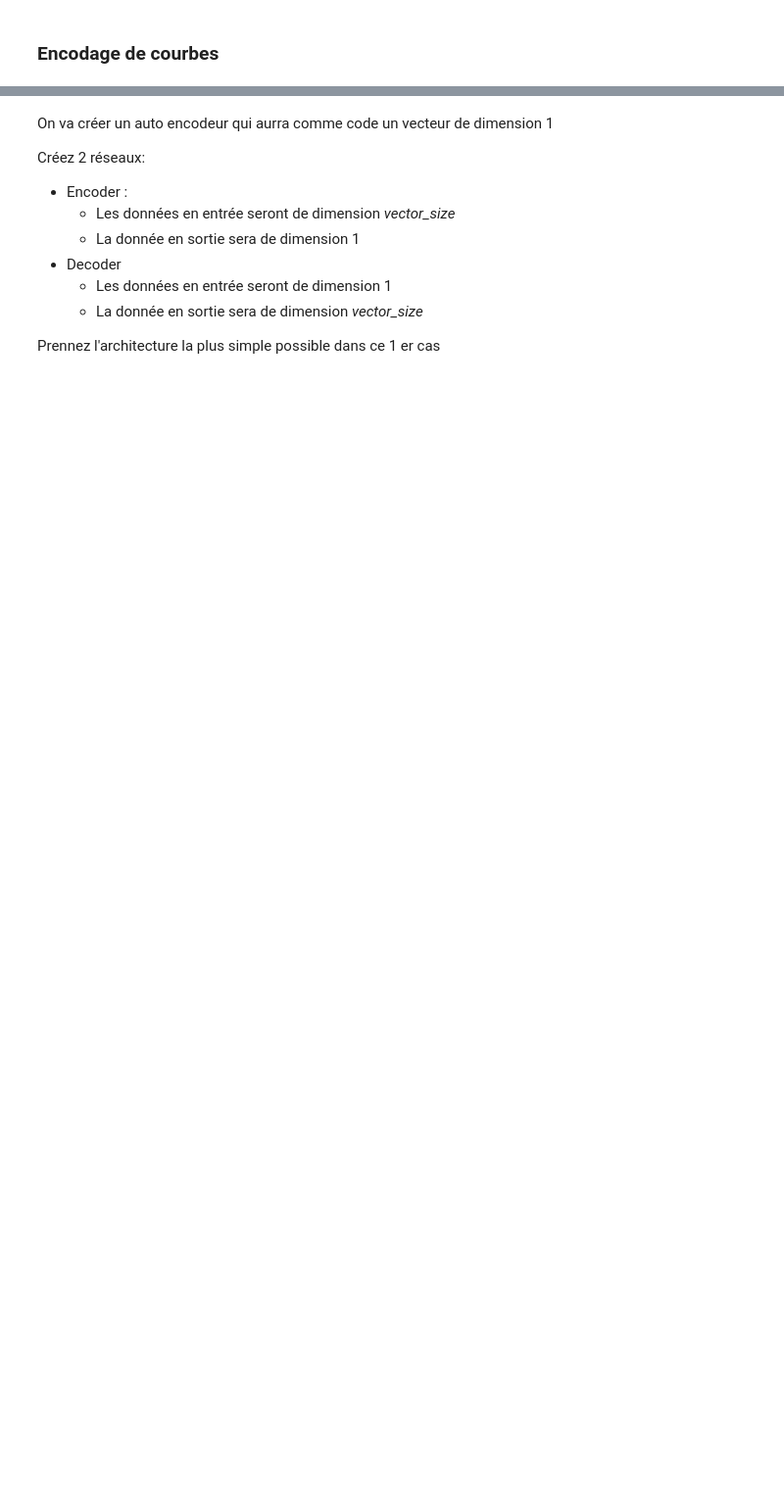
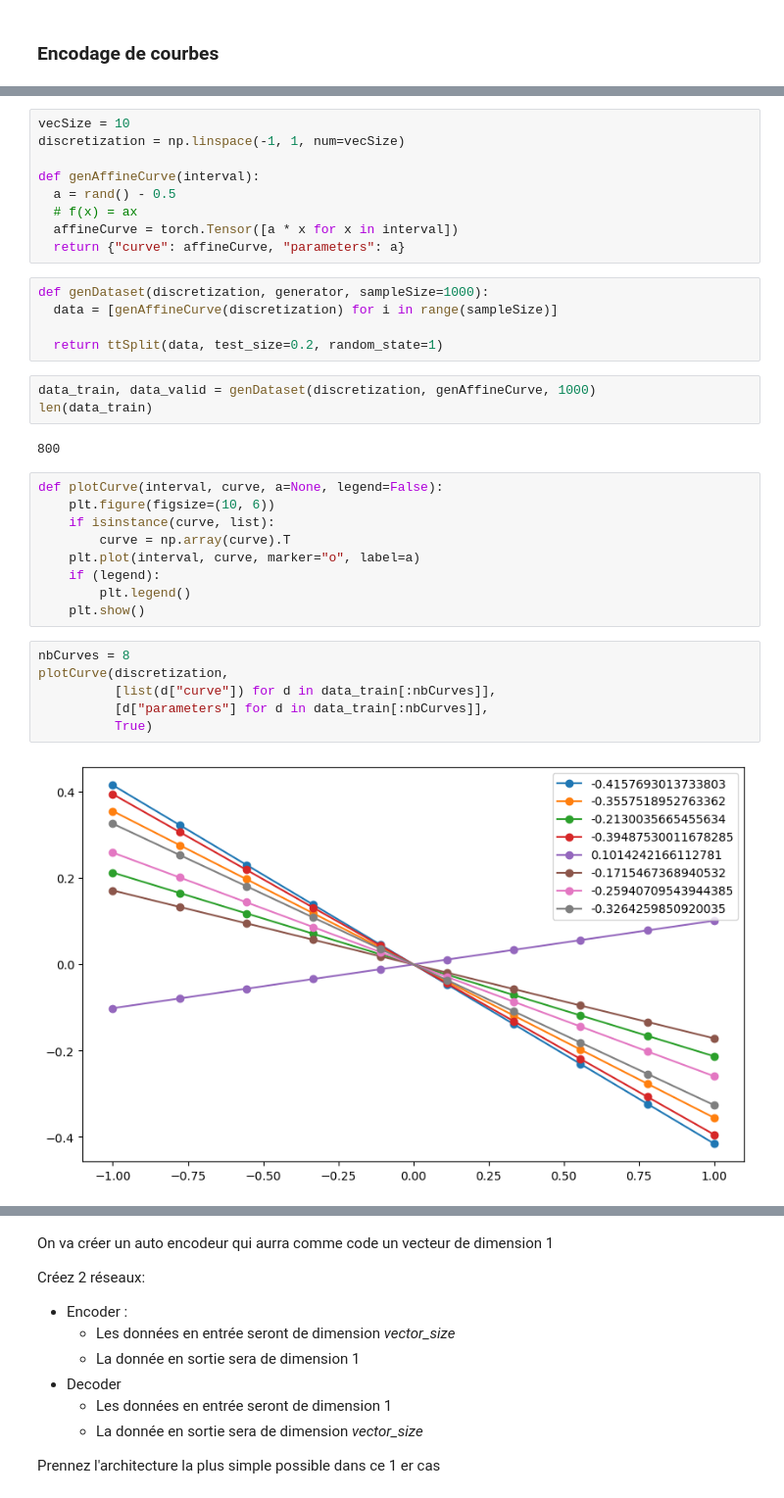
Before and after one commit to charles66820/CREMIfiles, a Jupyter notebook: IS329_fouille/tp5/AutoEncoders.ipynb, the cells around one changed output, grey strips where cells are left out. Shown at 98% size. Cells and saved outputs as stored; diff of their text form; blank space fills up the shorter version.

```diff
--- a/IS329_fouille/tp5/AutoEncoders.ipynb
+++ b/IS329_fouille/tp5/AutoEncoders.ipynb
@@ -37,0 +50,36 @@
+# %%
+vecSize = 10
+discretization = np.linspace(-1, 1, num=vecSize)
+
+def genAffineCurve(interval):
+  a = rand() - 0.5
+  # f(x) = ax
+  affineCurve = torch.Tensor([a * x for x in interval])
+  return {"curve": affineCurve, "parameters": a}
+# %%
+def genDataset(discretization, generator, sampleSize=1000):
+  data = [genAffineCurve(discretization) for i in range(sampleSize)]
+
+  return ttSplit(data, test_size=0.2, random_state=1)
+# %%
+data_train, data_valid = genDataset(discretization, genAffineCurve, 1000)
+len(data_train)
+# %% [output]
+800
+# %%
+def plotCurve(interval, curve, a=None, legend=False):
+    plt.figure(figsize=(10, 6))
+    if isinstance(curve, list):
+        curve = np.array(curve).T
+    plt.plot(interval, curve, marker="o", label=a)
+    if (legend):
+        plt.legend()
+    plt.show()
+# %%
+nbCurves = 8
+plotCurve(discretization,
+          [list(d["curve"]) for d in data_train[:nbCurves]],
+          [d["parameters"] for d in data_train[:nbCurves]],
+          True)
+# %% [output]
+[figure, added]
```
Also changed, not shown: parts of 16 cells of this notebook.
